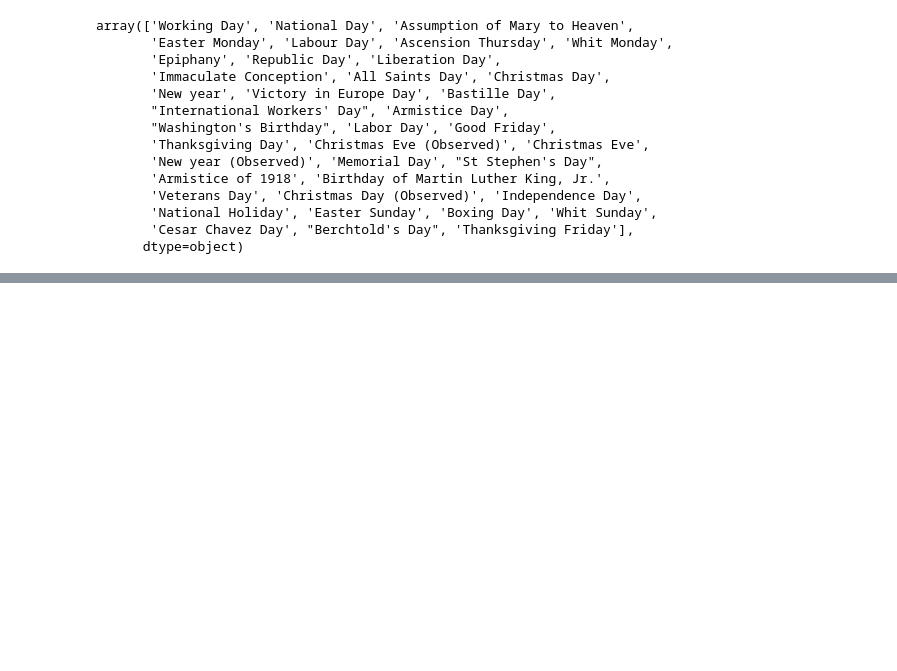
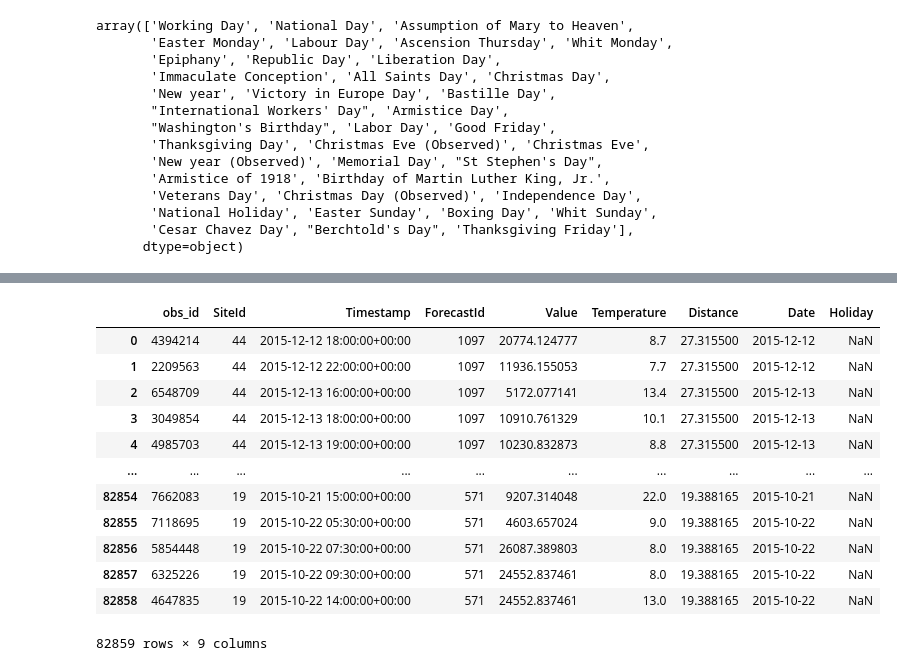
Before and after one commit to Melbinmatheew/Energy-Consumption-Forcasting, a Jupyter notebook: Notebooks/Data overview.ipynb, the cells around one changed output, grey strips where cells are left out. Cells and saved outputs as stored; diff of their text form; code cells hidden in the pictures; blank space fills up the shorter version.

Commit message:
merging and creatting test and train datasets

```diff
--- a/Notebooks/Data overview.ipynb
+++ b/Notebooks/Data overview.ipynb
@@ -412,0 +494,3 @@ array(['Working Day', 'National Day', 'Assumption of Mary to Heaven',
+# %%
+merging_test_df=pd.merge(test_data,weather_data, on=['Timestamp', 'SiteId'])
+merging_test_df
@@ -412,0 +522,2 @@ array(['Working Day', 'National Day', 'Assumption of Mary to Heaven',
+# %%
+merging_test_df.dropna(inplace=True)
@@ -412,0 +528,5 @@ array(['Working Day', 'National Day', 'Assumption of Mary to Heaven',
+# %%
+merging_test_df['Timestamp'] = pd.to_datetime(merging_test_df['Timestamp'], utc=True)
+merging_test_df['Date'] = merging_test_df['Timestamp'].dt.date
+
+merging_test_df.head()
@@ -412,0 +540,3 @@ array(['Working Day', 'National Day', 'Assumption of Mary to Heaven',
+# %%
+merging_test_df['Date']=pd.to_datetime(merging_test_df['Date'])
+merging_test_df.info()
@@ -412,0 +559,19 @@ array(['Working Day', 'National Day', 'Assumption of Mary to Heaven',
+# %%
+## merging Test data set and Holiday dataset
+
+merging_test_df=pd.merge(merging_test_df,holiday_data, how='left')
+merging_test_df
+# %% [output]
+|  | obs_id | SiteId | Timestamp | ForecastId | Value | Temperature | Distance | Date | Holiday |
+| 0 | 4394214 | 44 | 2015-12-12 18:00:00+00:00 | 1097 | 20774.124777 | 8.7 | 27.315500 | 2015-12-12 | NaN |
+| 1 | 2209563 | 44 | 2015-12-12 22:00:00+00:00 | 1097 | 11936.155053 | 7.7 | 27.315500 | 2015-12-12 | NaN |
+| 2 | 6548709 | 44 | 2015-12-13 16:00:00+00:00 | 1097 | 5172.077141 | 13.4 | 27.315500 | 2015-12-13 | NaN |
+| 3 | 3049854 | 44 | 2015-12-13 18:00:00+00:00 | 1097 | 10910.761329 | 10.1 | 27.315500 | 2015-12-13 | NaN |
+| 4 | 4985703 | 44 | 2015-12-13 19:00:00+00:00 | 1097 | 10230.832873 | 8.8 | 27.315500 | 2015-12-13 | NaN |
+| ... | ... | ... | ... | ... | ... | ... | ... | ... | ... |
+| 82854 | 7662083 | 19 | 2015-10-21 15:00:00+00:00 | 571 | 9207.314048 | 22.0 | 19.388165 | 2015-10-21 | NaN |
+| 82855 | 7118695 | 19 | 2015-10-22 05:30:00+00:00 | 571 | 4603.657024 | 9.0 | 19.388165 | 2015-10-22 | NaN |
+| 82856 | 5854448 | 19 | 2015-10-22 07:30:00+00:00 | 571 | 26087.389803 | 8.0 | 19.388165 | 2015-10-22 | NaN |
+| 82857 | 6325226 | 19 | 2015-10-22 09:30:00+00:00 | 571 | 24552.837461 | 8.0 | 19.388165 | 2015-10-22 | NaN |
+| 82858 | 4647835 | 19 | 2015-10-22 14:00:00+00:00 | 571 | 24552.837461 | 13.0 | 19.388165 | 2015-10-22 | NaN |
+82859 rows × 9 columns
```
Also changed, not shown: parts of 25 cells of this notebook.
